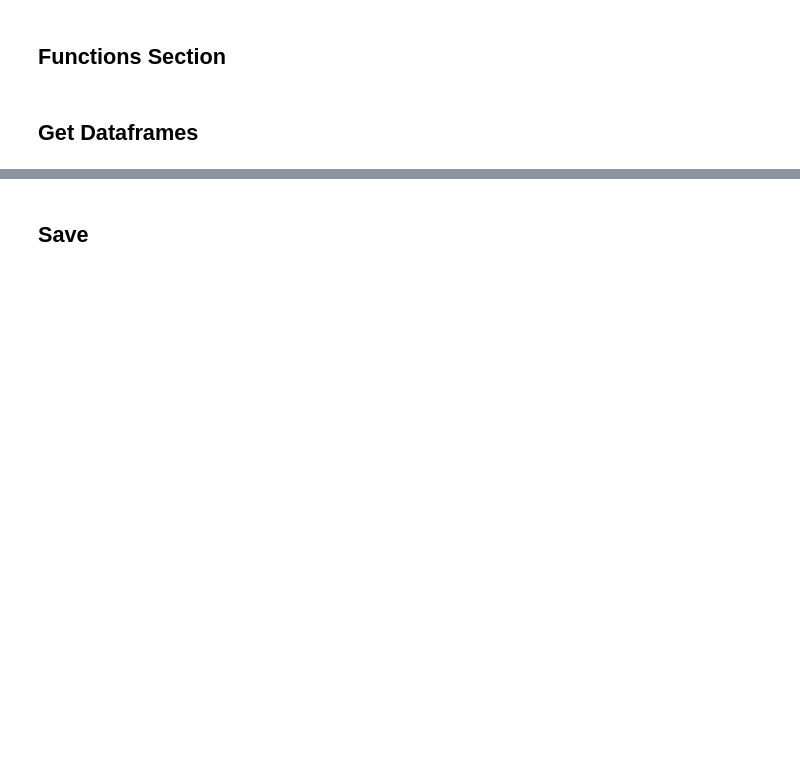
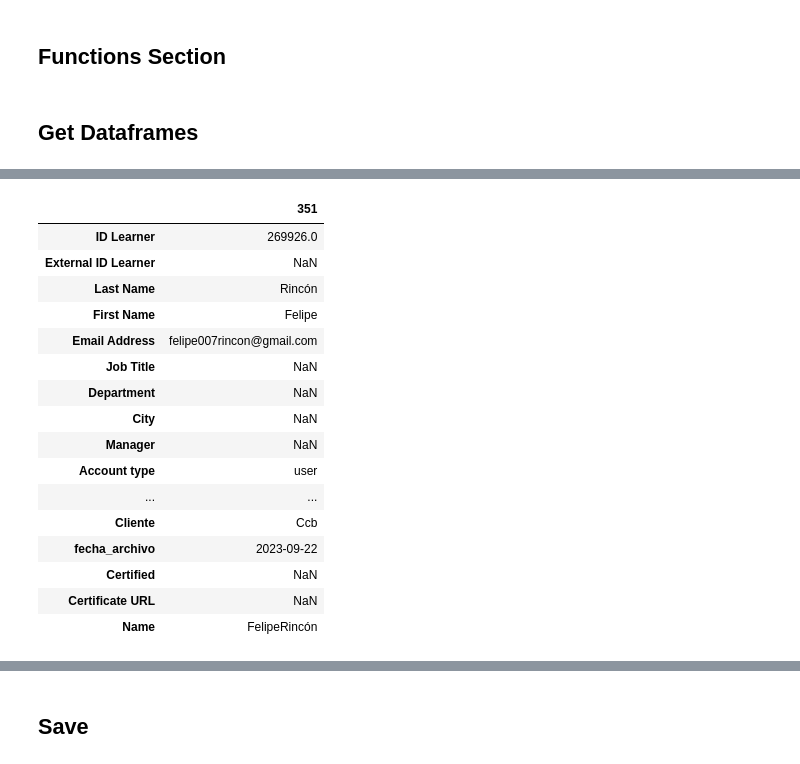
Before and after one commit to estebangaviria/Reporting_Data, a Jupyter notebook: main_.ipynb, the cells around one changed output, grey strips where cells are left out. Cells and saved outputs as stored; diff of their text form; code cells hidden in the pictures; blank space fills up the shorter version.

```diff
--- a/main_.ipynb
+++ b/main_.ipynb
@@ -95,0 +90,20 @@ df_udemy.head(3)
+# %%
+df_progreso_msc.sample(1).T
+# %% [output]
+|  | 351 |
+| ID Learner | 269926.0 |
+| External ID Learner | NaN |
+| Last Name | Rincón |
+| First Name | Felipe |
+| Email Address | felipe007rincon@gmail.com |
+| Job Title | NaN |
+| Department | NaN |
+| City | NaN |
+| Manager | NaN |
+| Account type | user |
+| ... | ... |
+| Cliente | Ccb |
+| fecha_archivo | 2023-09-22 |
+| Certified | NaN |
+| Certificate URL | NaN |
+| Name | FelipeRincón |
```
Also changed, not shown: parts of 11 cells of this notebook.
